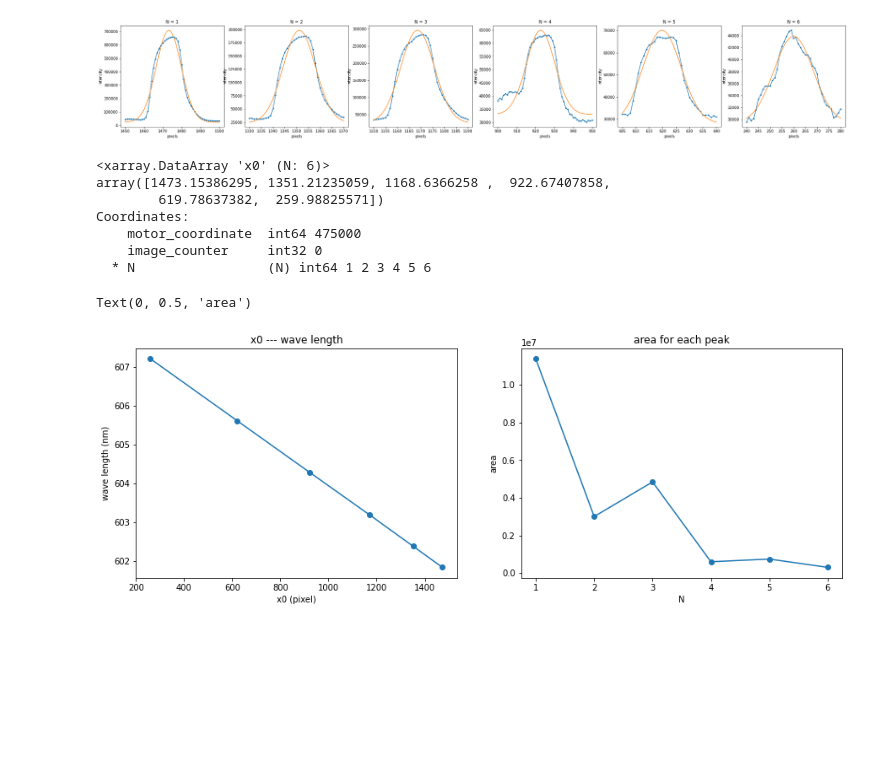
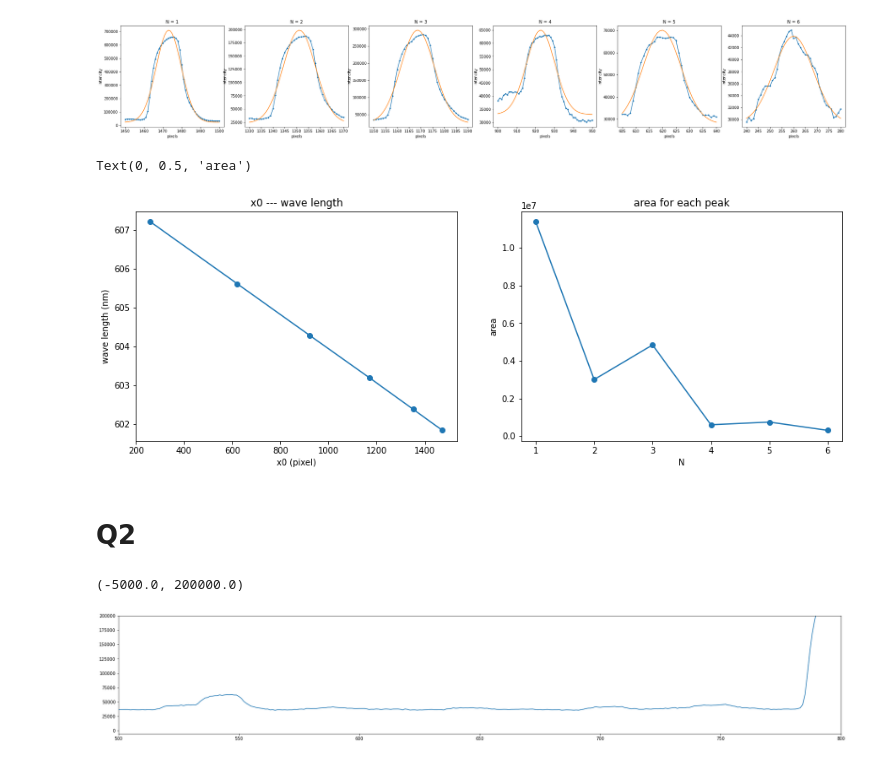
Before and after one commit to AtsushiNi/myLeprecon, a Jupyter notebook: niihama/analyze-plasma.ipynb, the cells around one changed output. Drawn from its saved outputs; the diff is of its cells as text; code cells hidden in the pictures; blank space fills up the shorter version.

```diff
--- a/niihama/analyze-plasma.ipynb
+++ b/niihama/analyze-plasma.ipynb
@@ -181,7 +135,7 @@ Q1_result = xr.concat(Q1_result, dim='N')
 # %% [output]
 [figure]
 # %%
-for i, re in enumerate(Q1_result['x0']):
+#for i, re in enumerate(Q1_result['x0']):
 #  print(spectrum_data.sel(motor_coordinate=475000).isel(x=int(re[i]))['long_x'])
 #print(spectrum_data.sel(motor_coordinate=475000).isel(x=int(Q1_result['x0'][0]))['long_x'])
 
@@ -197,12 +151,22 @@ plt.title('area for each peak')
 plt.xlabel('N')
 plt.ylabel('area')
 # %% [output]
-<xarray.DataArray 'x0' (N: 6)>
-array([1473.15386295, 1351.21235059, 1168.6366258 ,  922.67407858,
-        619.78637382,  259.98825571])
-Coordinates:
-    motor_coordinate  int64 475000
-    image_counter     int32 0
-  * N                 (N) int64 1 2 3 4 5 6
+Text(0, 0.5, 'area')
-Text(0, 0.5, 'area')
 [figure]
+# %% [markdown]
+# Q2
+# %%
+plt.figure(figsize=(30, 5))
+#plt.plot(spectrum_data[7]['long_x'], spectrum_data[9])
+#plt.text(-8500, 600000, 'N=1')
+#plt.text(-8320, 300000, 'N=2')
+#plt.text(-8140, 400000, 'N=3')
+#plt.text(-7890, 130000, 'N=4')
+#plt.text(-7670, 100000, 'N=5')
+#plt.text(-7230, 100000, 'N=6')
+plt.plot(spectrum_data[7]['x'], spectrum_data[7])
+plt.xlim(500, 800)
+plt.ylim(-5000, 200000)
+# %% [output]
+(-5000.0, 200000.0)
+[figure, added]
```
Also changed, not shown: parts of 7 cells of this notebook, 1 other file.
